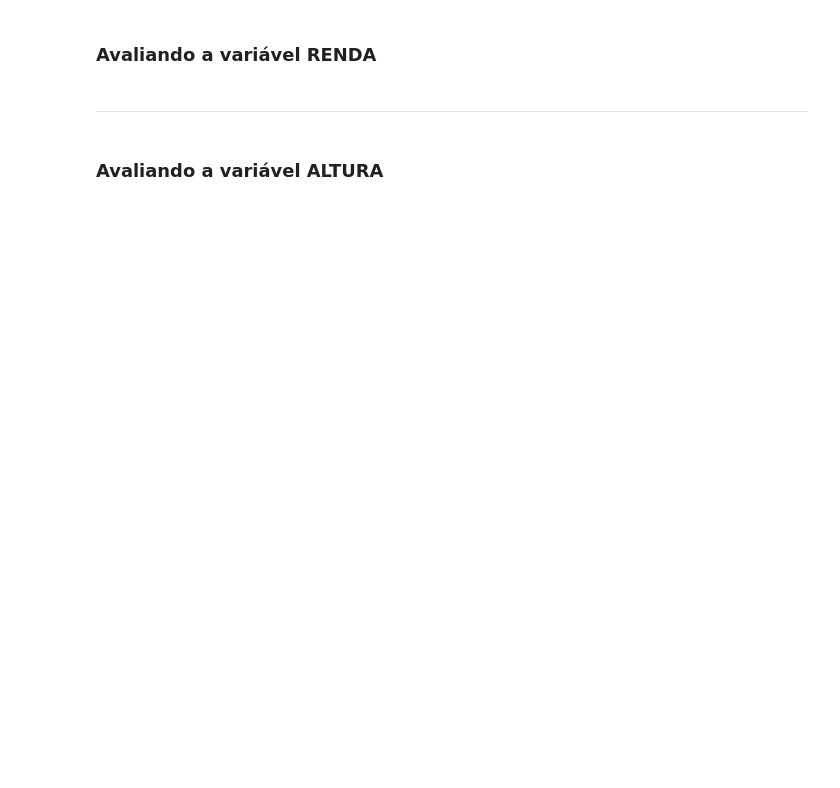
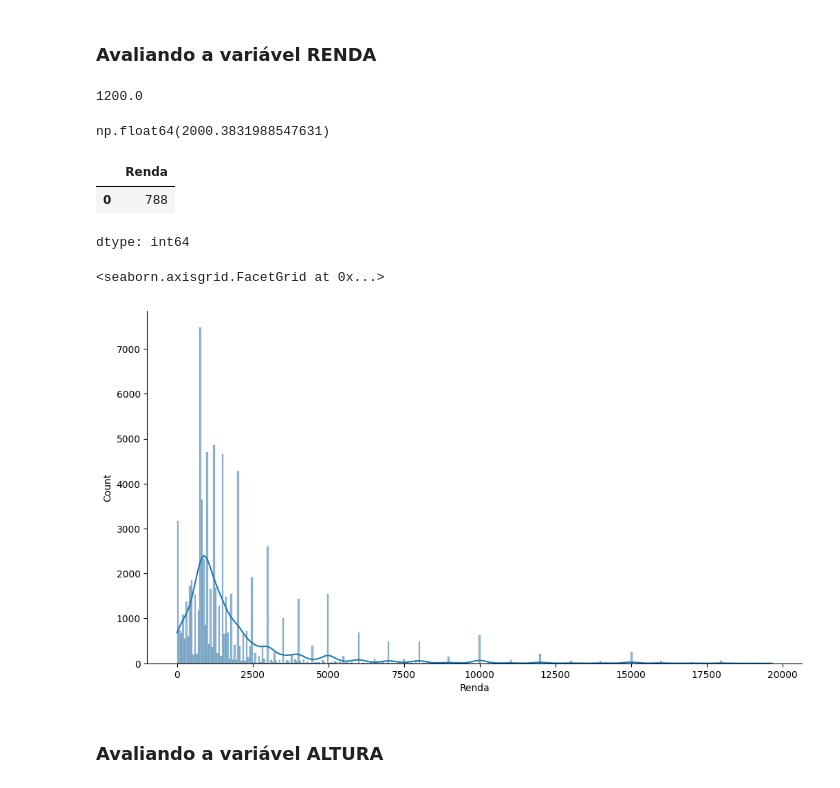
Before and after one commit to mr-miguelrangel/Estatistica-com-Python, a Jupyter notebook: Curso_de_Estatística_Parte_1.ipynb, the cells around one changed output. Saved outputs shown, nothing was run; the diff lists cells and outputs as text; code cells hidden in the pictures; blank space fills up the shorter version.

```diff
--- a/Curso_de_Estatística_Parte_1.ipynb
+++ b/Curso_de_Estatística_Parte_1.ipynb
@@ -613,7 +667,26 @@ Pode-se definir a moda como sendo o valor mais frequente de um conjunto de dados
 <img src='https://caelum-online-public.s3.amazonaws.com/1177-estatistica-parte1/01/img004.png' width='80%'>
 # %% [markdown]
 ### Avaliando a variável RENDA
-# %% [markdown]
-***
+# %%
+dados['Renda'].median()
+# %% [output]
+1200.0
+# %%
+dados['Renda'].mean()
+# %% [output]
+np.float64(2000.3831988547631)
+# %%
+dados['Renda'].mode()
+# %% [output]
+|  | Renda |
+| 0 | 788 |
+dtype: int64
+# %%
+ax = sns.displot(dados.query('Renda < 20000').Renda, kde = True)
+ax.figure.set_size_inches(12,6)
+ax
+# %% [output]
+<seaborn.axisgrid.FacetGrid at 0x...>
+[figure, added]
 # %% [markdown]
 ### Avaliando a variável ALTURA
```
Also changed, not shown: parts of 13 cells of this notebook.
